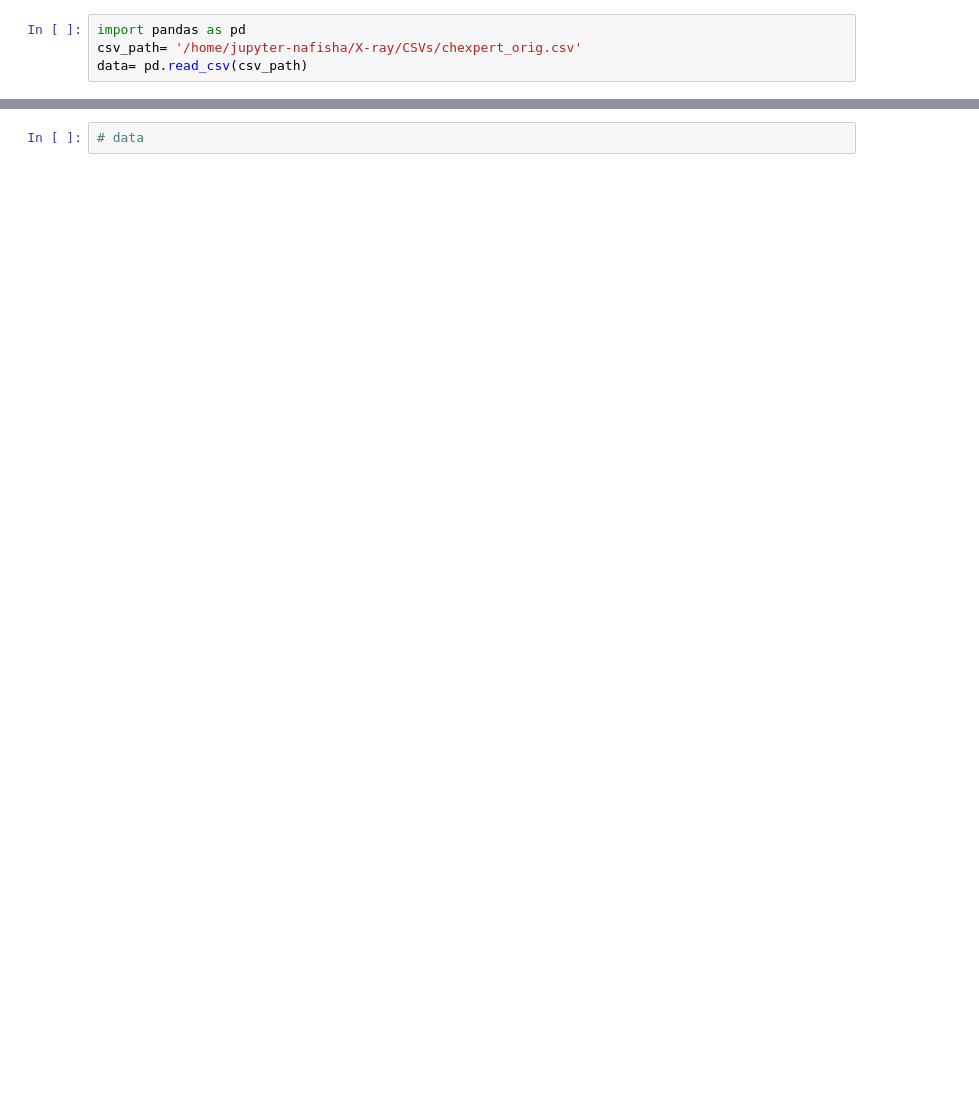
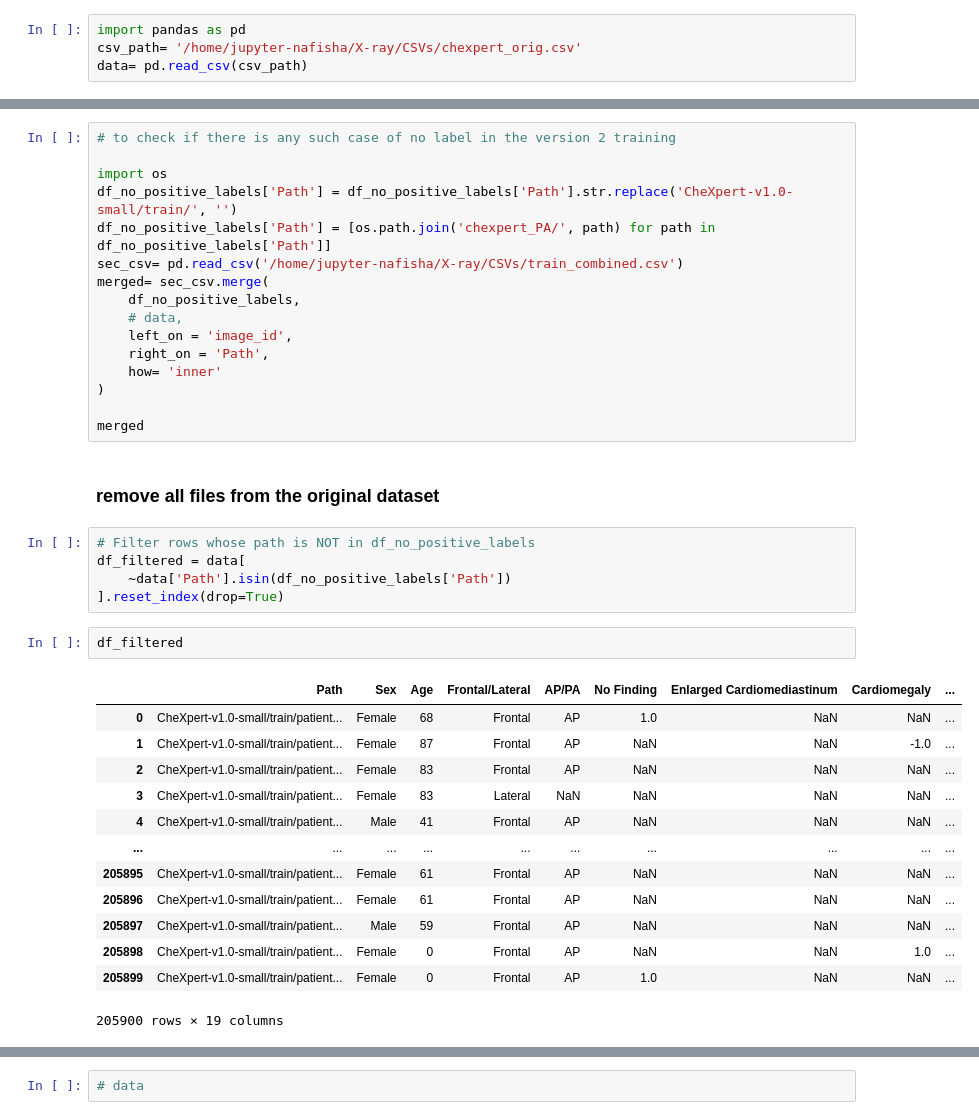
Before and after one commit to Nafishapanacea/X-ray-classification-covariates, a Jupyter notebook: csv.ipynb, the cells around one changed output, grey strips where cells are left out. Drawn from its saved outputs; the diff is of its cells as text; blank space fills up the shorter version.

```diff
--- a/csv.ipynb
+++ b/csv.ipynb
@@ -11,0 +45,39 @@ array(['AP', nan, 'PA', 'LL', 'RL'], dtype=object)
+# %%
+# to check if there is any such case of no label in the version 2 training
+
+import os
+df_no_positive_labels['Path'] = df_no_positive_labels['Path'].str.replace('CheXpert-v1.0-small/train/', '')
+df_no_positive_labels['Path'] = [os.path.join('chexpert_PA/', path) for path in df_no_positive_labels['Path']]
+sec_csv= pd.read_csv('/home/jupyter-nafisha/X-ray/CSVs/train_combined.csv')
+merged= sec_csv.merge(
+    df_no_positive_labels,
+    # data,
+    left_on = 'image_id',
+    right_on = 'Path',
+    how= 'inner'
+)
+
+merged
+# %% [markdown]
+### remove all files from the original dataset
+# %%
+# Filter rows whose path is NOT in df_no_positive_labels
+df_filtered = data[
+    ~data['Path'].isin(df_no_positive_labels['Path'])
+].reset_index(drop=True)
+# %%
+df_filtered
+# %% [output]
+|  | Path | Sex | Age | Frontal/Lateral | AP/PA | No Finding | Enlarged Cardiomediastinum | Cardiomegaly | ... |
+| 0 | CheXpert-v1.0-small/train/patient... | Female | 68 | Frontal | AP | 1.0 | NaN | NaN | ... |
+| 1 | CheXpert-v1.0-small/train/patient... | Female | 87 | Frontal | AP | NaN | NaN | -1.0 | ... |
+| 2 | CheXpert-v1.0-small/train/patient... | Female | 83 | Frontal | AP | NaN | NaN | NaN | ... |
+| 3 | CheXpert-v1.0-small/train/patient... | Female | 83 | Lateral | NaN | NaN | NaN | NaN | ... |
+| 4 | CheXpert-v1.0-small/train/patient... | Male | 41 | Frontal | AP | NaN | NaN | NaN | ... |
+| ... | ... | ... | ... | ... | ... | ... | ... | ... | ... |
+| 205895 | CheXpert-v1.0-small/train/patient... | Female | 61 | Frontal | AP | NaN | NaN | NaN | ... |
+| 205896 | CheXpert-v1.0-small/train/patient... | Female | 61 | Frontal | AP | NaN | NaN | NaN | ... |
+| 205897 | CheXpert-v1.0-small/train/patient... | Male | 59 | Frontal | AP | NaN | NaN | NaN | ... |
+| 205898 | CheXpert-v1.0-small/train/patient... | Female | 0 | Frontal | AP | NaN | NaN | 1.0 | ... |
+| 205899 | CheXpert-v1.0-small/train/patient... | Female | 0 | Frontal | AP | 1.0 | NaN | NaN | ... |
+205900 rows × 19 columns
```
Also changed, not shown: parts of 28 cells of this notebook, 11 other files.
